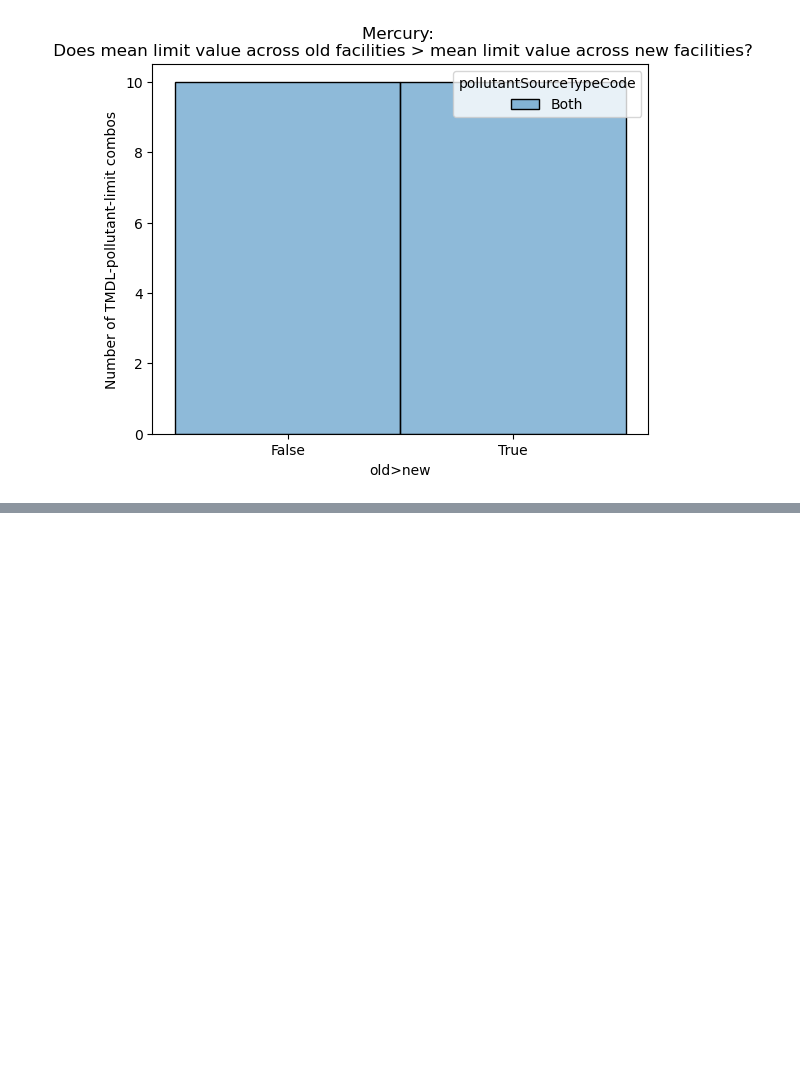
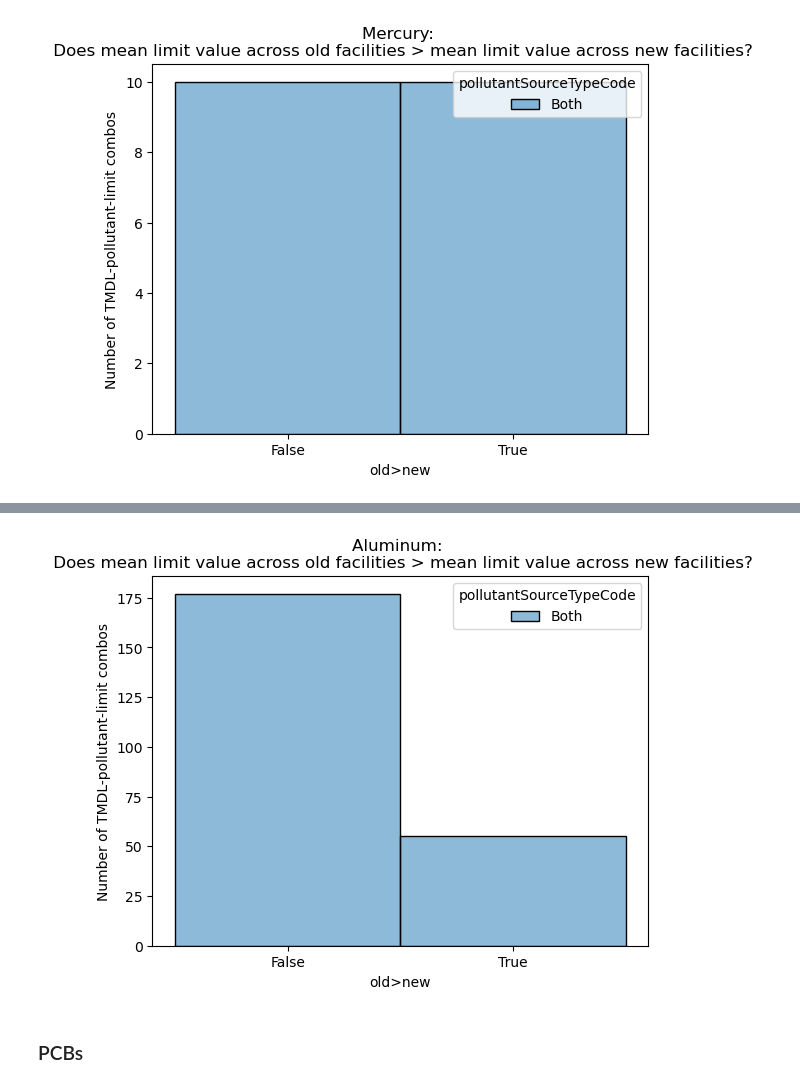
Before and after one commit to reglab/TMDLs_archived, a Jupyter notebook: exploring_grandfathering.ipynb, the cells around one changed output, grey strips where cells are left out. Saved outputs shown, nothing was run; the diff lists cells and outputs as text; code cells hidden in the pictures; blank space fills up the shorter version.

Commit message:
Added aluminum analysis

```diff
--- a/exploring_grandfathering.ipynb
+++ b/exploring_grandfathering.ipynb
@@ -187,0 +190,5 @@ sns.histplot(data=results[['old>new', 'pollutantSourceTypeCode']], x='old>new',
+# %%
+# Merge limits with TMDLs and run difference test
+aluminum_limits_merged = merge_limits_tmdls(['ALUMINUM', 'ALUMINUM, DISSOLVED'], 'aluminum_dmrs.csv', permit_data, tmdls_merged)
+results = test_facility_limit_diffs(aluminum_limits_merged)
+results
@@ -187,0 +213,9 @@ sns.histplot(data=results[['old>new', 'pollutantSourceTypeCode']], x='old>new',
+# %%
+plt.style.use('default')
+plt.title('Aluminum: \n Does mean limit value across old facilities > mean limit value across new facilities?');
+plt.ylabel('Number of TMDL-pollutant-limit combos')
+sns.histplot(data=results[['old>new', 'pollutantSourceTypeCode']], x='old>new', hue='pollutantSourceTypeCode');
+# %% [output]
+[figure, added]
+# %% [markdown]
+### PCBs
```
Also changed, not shown: parts of 5 cells of this notebook.
